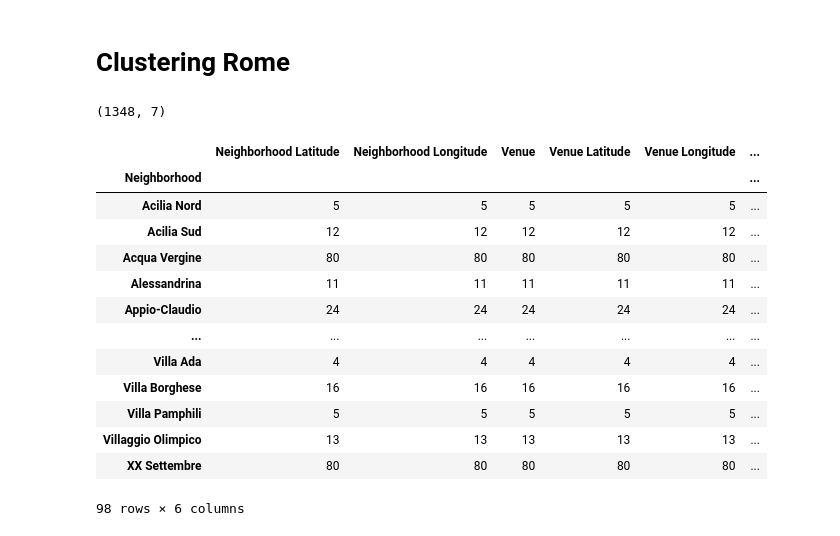
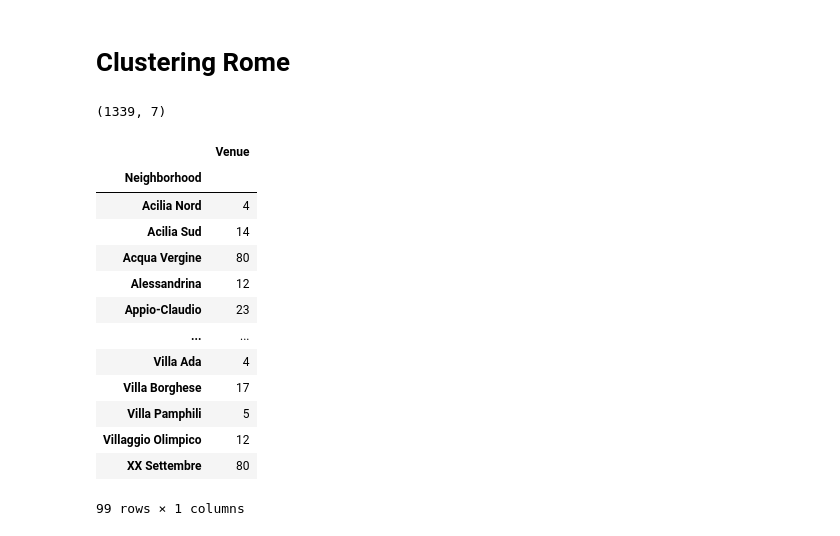
Before and after one commit to weronikazak/ML-Projects, a Jupyter notebook: Coursera/Comparison_of_Rome_and_Oslo.ipynb, the cells around one changed output. Saved outputs shown, nothing was run; the diff lists cells and outputs as text; code cells hidden in the pictures.

```diff
--- a/Coursera/Comparison_of_Rome_and_Oslo.ipynb
+++ b/Coursera/Comparison_of_Rome_and_Oslo.ipynb
@@ -384,5 +375,0 @@ def get_close_venues(names, latitudes, longitudes, radius=500):
-# %%
-oslo_data_venues = get_close_venues(names=oslo_df['Neighborhood'],
-                                   latitudes=oslo_df['Latitude'],
-                                   longitudes=oslo_df['Longitude']
-                                  )
@@ -392,0 +378,12 @@ oslo_data_venues.shape
+# %%
+if os.path.isfile("csv/oslo_data_venues.csv"):
+    oslo_data_venues = pd.read_csv("csv/oslo_data_venues.csv")
+else:
+    oslo_data_venues = get_close_venues(names=oslo_df['Neighborhood'],
+                                   latitudes=oslo_df['Latitude'],
+                                   longitudes=oslo_df['Longitude'],
+                                   CLIENT_ID=CLIENT_ID,
+                                   CLIENT_SECRET=CLIENT_SECRET
+                                  )
+    oslo_data_venues.to_csv("csv/oslo_data_venues.csv", index=False)
+oslo_data_venues.shape
@@ -609,32 +633,36 @@ Cluster1
 # %% [markdown]
 # Clustering Rome
-# %%
-italy_df.columns = ["Borough", "Neighborhood", "Latitude", "Longitude"]
-rome_data_venues = get_close_venues(names=italy_df['Neighborhood'],
-                                   latitudes=italy_df['Latitude'],
-                                   longitudes=italy_df['Longitude']
-                                  )
-# %%
-rome_data_venues.shape
-# %% [output]
-(1348, 7)
+# %%
+if os.path.isfile("csv/rome_data_venues.csv"):
+    rome_data_venues = pd.read_csv("csv/rome_data_venues.csv")
+else:
+    rome_data_venues = get_close_venues(names=italy_df['Neighborhood'],
+                                   latitudes=italy_df['Latitude'],
+                                   longitudes=italy_df['Longitude'],
+                                   CLIENT_ID=CLIENT_ID,
+                                   CLIENT_SECRET=CLIENT_SECRET
+                                  )
+    rome_data_venues.to_csv("csv/rome_data_venues.csv", index=False)
+rome_data_venues.shape
+# %% [output]
+(1339, 7)
 # %%
-rome_data_venues.groupby('Neighborhood').count()
+rome_data_venues.groupby('Neighborhood').count()[["Venue"]]
 # %% [output]
-|  | Neighborhood Latitude | Neighborhood Longitude | Venue | Venue Latitude | Venue Longitude | ... |
-| Neighborhood |  |  |  |  |  | ... |
-| Acilia Nord | 5 | 5 | 5 | 5 | 5 | ... |
-| Acilia Sud | 12 | 12 | 12 | 12 | 12 | ... |
-| Acqua Vergine | 80 | 80 | 80 | 80 | 80 | ... |
-| Alessandrina | 11 | 11 | 11 | 11 | 11 | ... |
-| Appio-Claudio | 24 | 24 | 24 | 24 | 24 | ... |
-| ... | ... | ... | ... | ... | ... | ... |
-| Villa Ada | 4 | 4 | 4 | 4 | 4 | ... |
-| Villa Borghese | 16 | 16 | 16 | 16 | 16 | ... |
-| Villa Pamphili | 5 | 5 | 5 | 5 | 5 | ... |
-| Villaggio Olimpico | 13 | 13 | 13 | 13 | 13 | ... |
-| XX Settembre | 80 | 80 | 80 | 80 | 80 | ... |
+|  | Venue |
+| Neighborhood |  |
+| Acilia Nord | 4 |
+| Acilia Sud | 14 |
+| Acqua Vergine | 80 |
+| Alessandrina | 12 |
+| Appio-Claudio | 23 |
+| ... | ... |
+| Villa Ada | 4 |
+| Villa Borghese | 17 |
+| Villa Pamphili | 5 |
+| Villaggio Olimpico | 12 |
+| XX Settembre | 80 |
-98 rows × 6 columns
+99 rows × 1 columns
 # %%
 rome_onehot = df_to_oneshot(rome_data_venues)
 rome_onehot.head()
```
Also changed, not shown: parts of 90 cells of this notebook, 1 other file.
